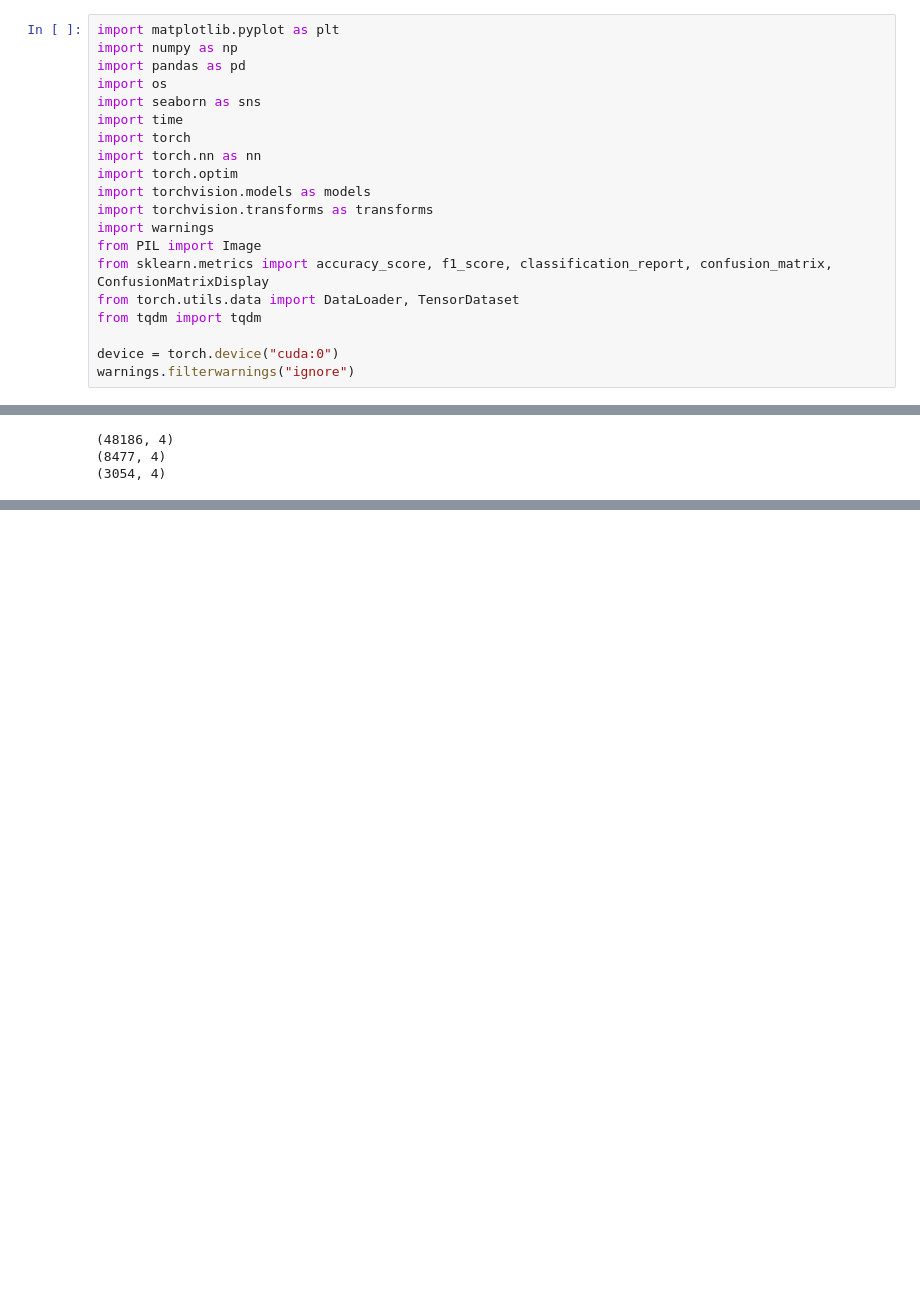
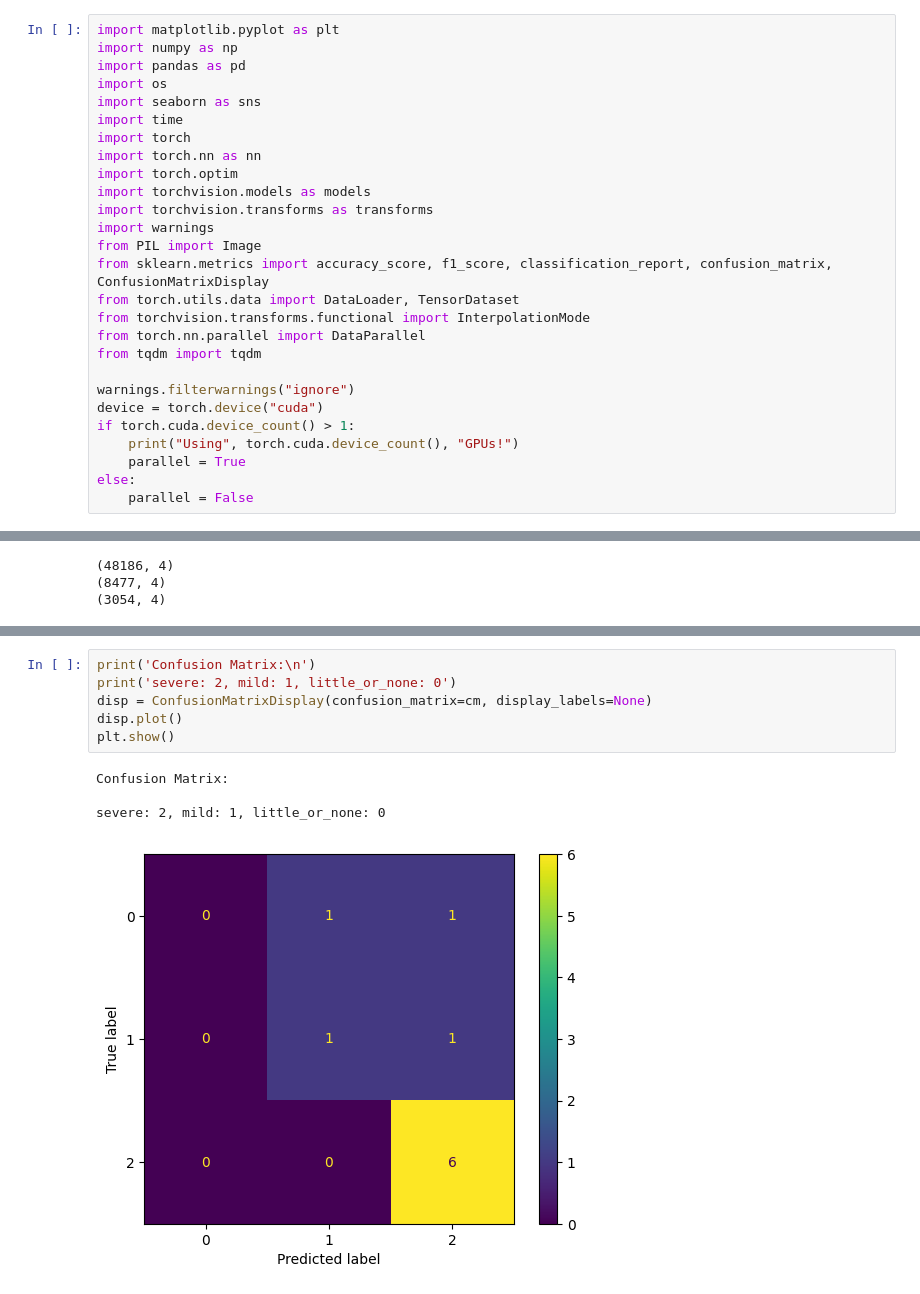
Before and after one commit to lmc6130/Crisis-Vision-Datasets-Reproduce, a Jupyter notebook: EDA.ipynb, the cells around one changed output, grey strips where cells are left out. Cells and saved outputs as stored; diff of their text form; blank space fills up the shorter version.

```diff
--- a/EDA.ipynb
+++ b/EDA.ipynb
@@ -14,7 +16,14 @@ import warnings
 from PIL import Image
 from sklearn.metrics import accuracy_score, f1_score, classification_report, confusion_matrix, ConfusionMatrixDisplay
 from torch.utils.data import DataLoader, TensorDataset
+from torchvision.transforms.functional import InterpolationMode
+from torch.nn.parallel import DataParallel
 from tqdm import tqdm
 
-device = torch.device("cuda:0")
 warnings.filterwarnings("ignore")
+device = torch.device("cuda")
+if torch.cuda.device_count() > 1:
+    print("Using", torch.cuda.device_count(), "GPUs!")
+    parallel = True
+else:
+    parallel = False
@@ -566,0 +928,11 @@ Percentage: 46.89%
+# %%
+print('Confusion Matrix:\n')
+print('severe: 2, mild: 1, little_or_none: 0')
+disp = ConfusionMatrixDisplay(confusion_matrix=cm, display_labels=None)
+disp.plot()
+plt.show()
+# %% [output]
+Confusion Matrix:
+
+severe: 2, mild: 1, little_or_none: 0
+[figure, added]
```
Also changed, not shown: parts of 162 cells of this notebook.
